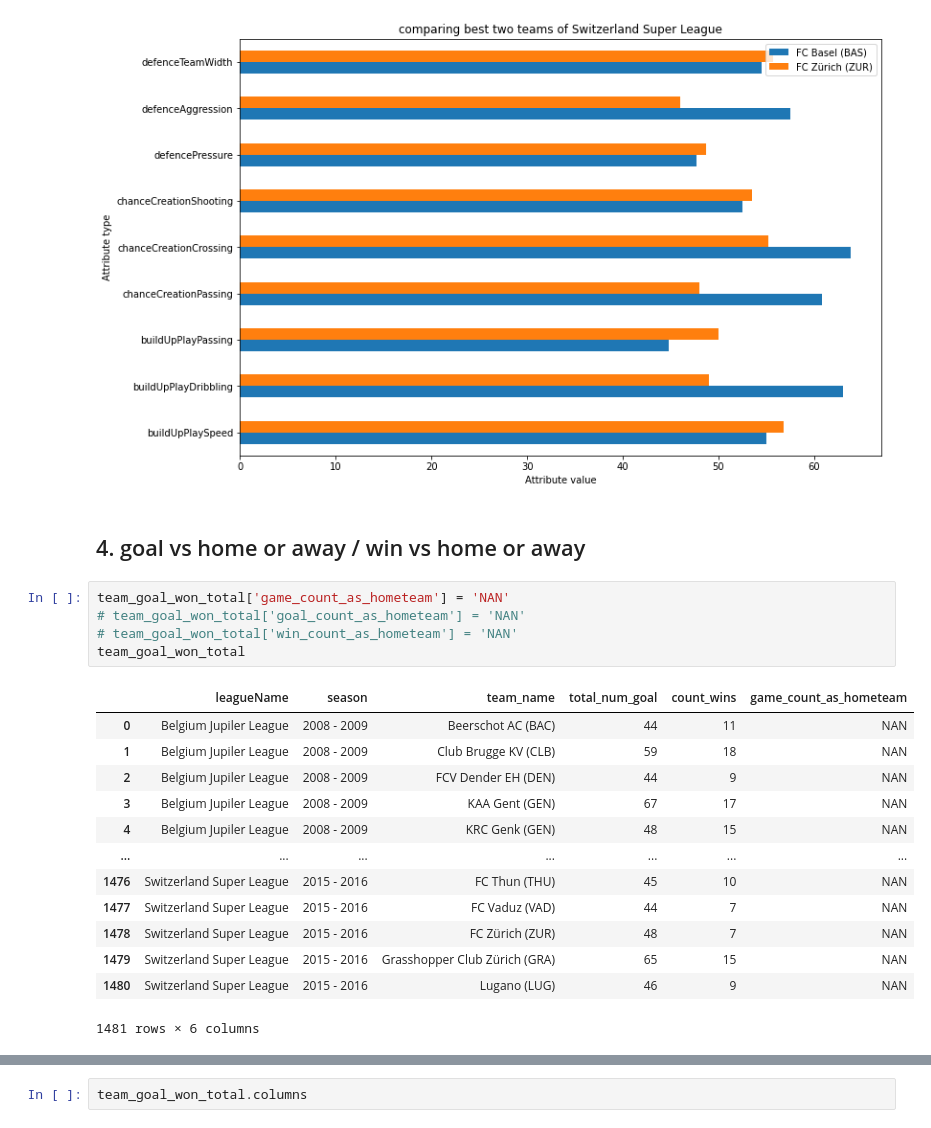
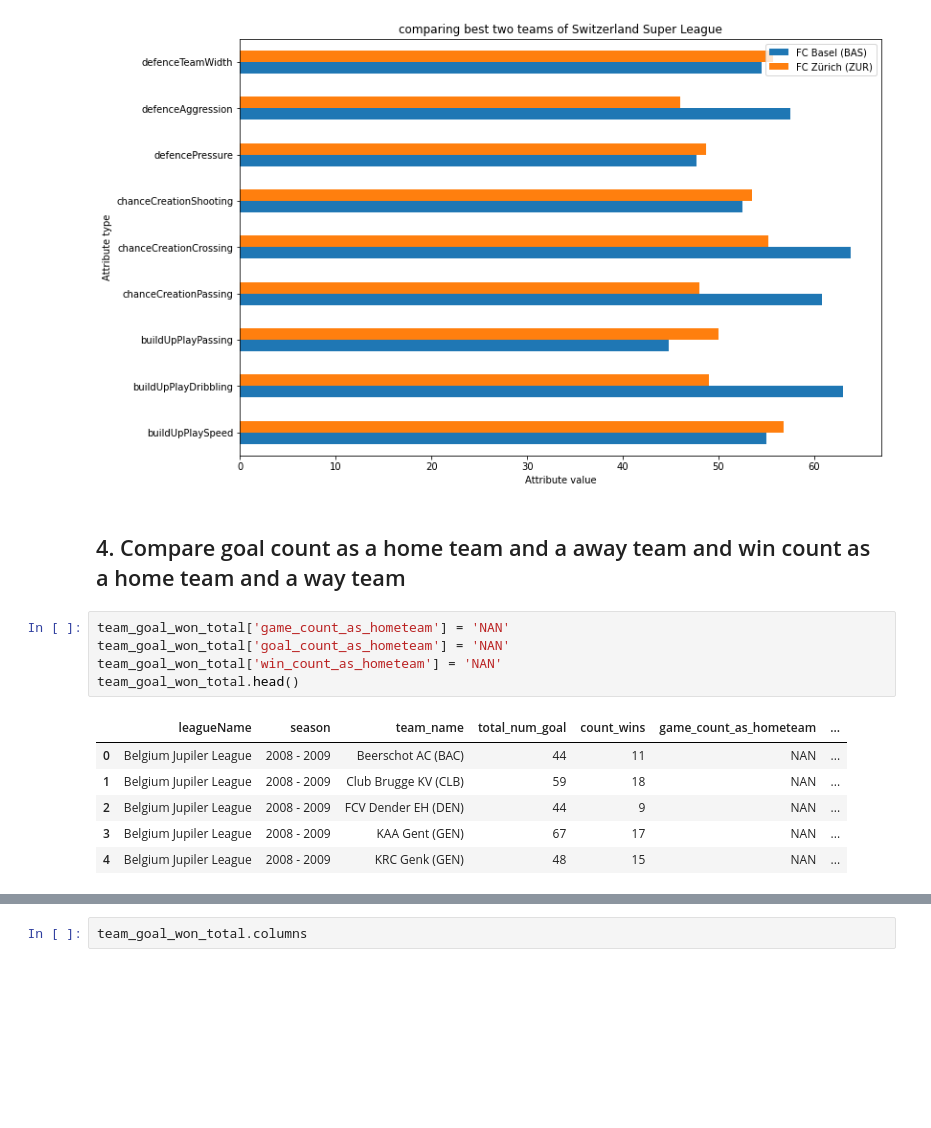
Before and after one commit to Hyej-Kim/cmsc320Final, a Jupyter notebook: cmsc320Final.ipynb, the cells around one changed output, grey strips where cells are left out. Saved outputs shown, nothing was run; the diff lists cells and outputs as text; blank space fills up the shorter version.

```diff
--- a/cmsc320Final.ipynb
+++ b/cmsc320Final.ipynb
@@ -997,25 +942,18 @@ plt.xlabel('Attribute value')
 plt.legend(loc = 0);
 # %% [output]
 [figure]
-# %% [markdown]
-## 4. goal vs home or away / win vs home or away
+# %% [markdown]
+## 4. Compare goal count as a home team and a away team and win count as a home team and a way team
 # %%
 team_goal_won_total['game_count_as_hometeam'] = 'NAN'
-# team_goal_won_total['goal_count_as_hometeam'] = 'NAN'
-# team_goal_won_total['win_count_as_hometeam'] = 'NAN'
-team_goal_won_total
+team_goal_won_total['goal_count_as_hometeam'] = 'NAN'
+team_goal_won_total['win_count_as_hometeam'] = 'NAN'
+team_goal_won_total.head()
 # %% [output]
-|  | leagueName | season | team_name | total_num_goal | count_wins | game_count_as_hometeam |
-| 0 | Belgium Jupiler League | 2008 - 2009 | Beerschot AC (BAC) | 44 | 11 | NAN |
-| 1 | Belgium Jupiler League | 2008 - 2009 | Club Brugge KV (CLB) | 59 | 18 | NAN |
-| 2 | Belgium Jupiler League | 2008 - 2009 | FCV Dender EH (DEN) | 44 | 9 | NAN |
-| 3 | Belgium Jupiler League | 2008 - 2009 | KAA Gent (GEN) | 67 | 17 | NAN |
-| 4 | Belgium Jupiler League | 2008 - 2009 | KRC Genk (GEN) | 48 | 15 | NAN |
-| ... | ... | ... | ... | ... | ... | ... |
-| 1476 | Switzerland Super League | 2015 - 2016 | FC Thun (THU) | 45 | 10 | NAN |
-| 1477 | Switzerland Super League | 2015 - 2016 | FC Vaduz (VAD) | 44 | 7 | NAN |
-| 1478 | Switzerland Super League | 2015 - 2016 | FC Zürich (ZUR) | 48 | 7 | NAN |
-| 1479 | Switzerland Super League | 2015 - 2016 | Grasshopper Club Zürich (GRA) | 65 | 15 | NAN |
-| 1480 | Switzerland Super League | 2015 - 2016 | Lugano (LUG) | 46 | 9 | NAN |
+|  | leagueName | season | team_name | total_num_goal | count_wins | game_count_as_hometeam | ... |
+| 0 | Belgium Jupiler League | 2008 - 2009 | Beerschot AC (BAC) | 44 | 11 | NAN | ... |
+| 1 | Belgium Jupiler League | 2008 - 2009 | Club Brugge KV (CLB) | 59 | 18 | NAN | ... |
+| 2 | Belgium Jupiler League | 2008 - 2009 | FCV Dender EH (DEN) | 44 | 9 | NAN | ... |
+| 3 | Belgium Jupiler League | 2008 - 2009 | KAA Gent (GEN) | 67 | 17 | NAN | ... |
+| 4 | Belgium Jupiler League | 2008 - 2009 | KRC Genk (GEN) | 48 | 15 | NAN | ... |
-1481 rows × 6 columns
 # %%
```
Also changed, not shown: parts of 64 cells of this notebook.
